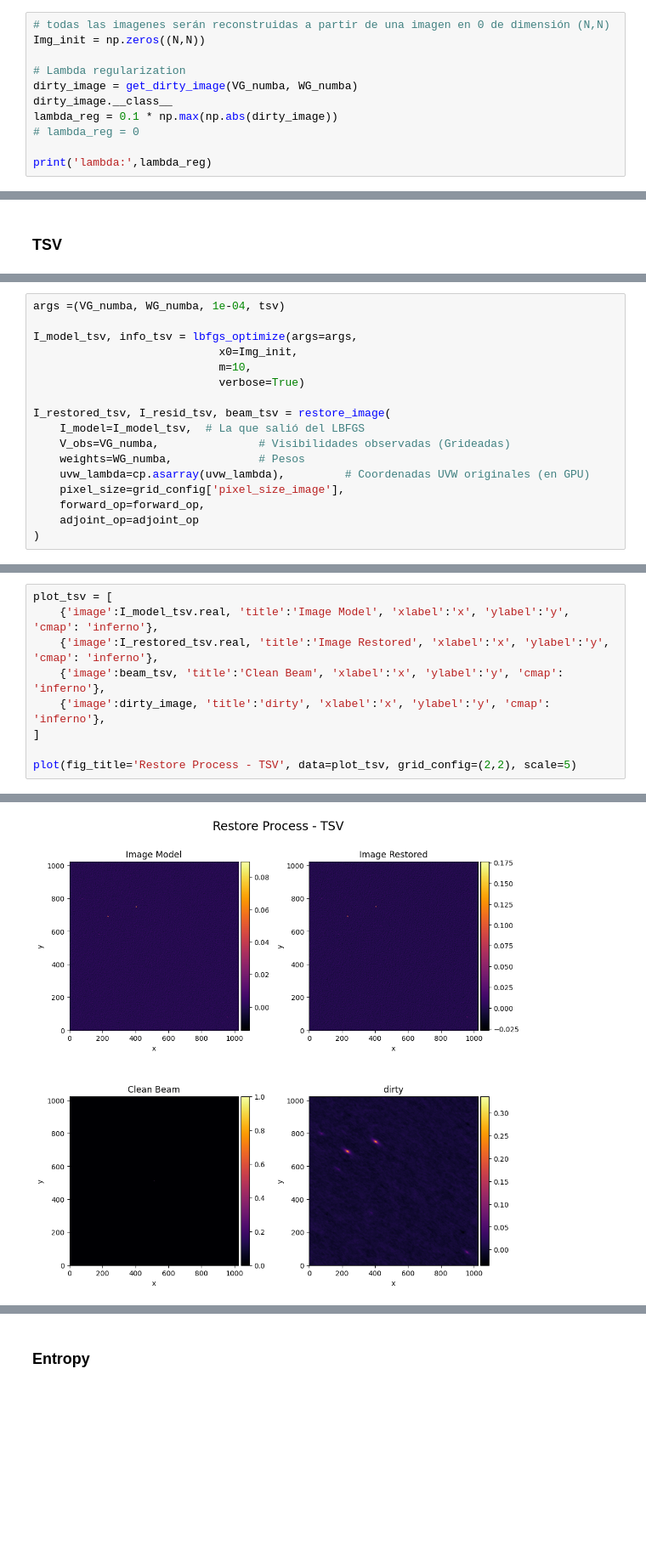
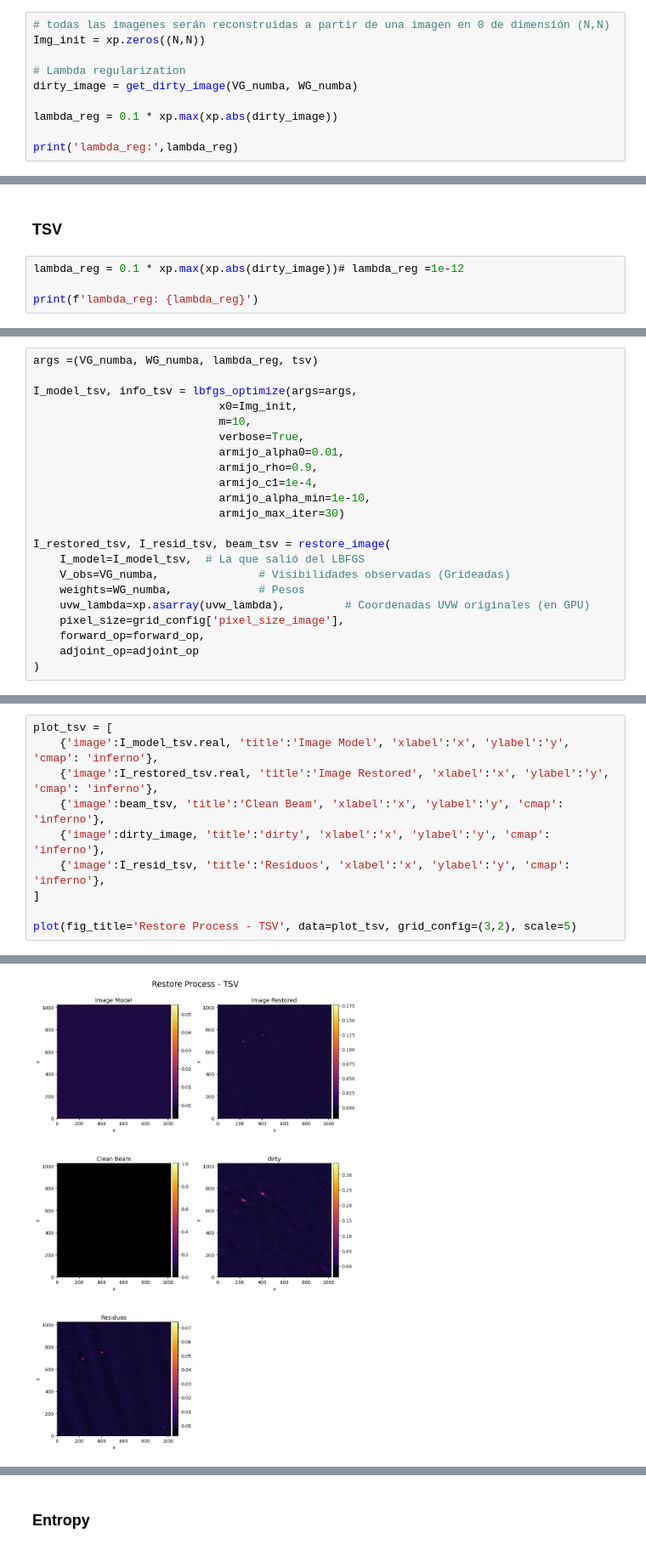
Before and after one commit to Mieres7/RadioInterferometry, a Jupyter notebook: lab2/laboratory2.ipynb, the cells around one changed output, grey strips where cells are left out. Shown at 85% size. Drawn from its saved outputs; the diff is of its cells as text; blank space fills up the shorter version.

```diff
--- a/lab2/laboratory2.ipynb
+++ b/lab2/laboratory2.ipynb
@@ -155,13 +181,12 @@ Finalmente, `lbfgs_optimize()` realiza la optimización de la función objetivo
 A continuación se realiza la recontrucción de la imagen utilizando todos los tipos de regularizaciones.
 # %%
 # todas las imagenes serán reconstruidas a partir de una imagen en 0 de dimensión (N,N)
-Img_init = np.zeros((N,N))
+Img_init = xp.zeros((N,N))
 
 # Lambda regularization
 dirty_image = get_dirty_image(VG_numba, WG_numba)
-dirty_image.__class__
-lambda_reg = 0.1 * np.max(np.abs(dirty_image))
-# lambda_reg = 0
 
-print('lambda:',lambda_reg)
+lambda_reg = 0.1 * xp.max(xp.abs(dirty_image))
+
+print('lambda_reg:',lambda_reg)
 # %% [output]
@@ -234,2 +244,6 @@ Iteraciones: 72
 # %% [markdown]
 ### TSV
+# %%
+lambda_reg = 0.1 * xp.max(xp.abs(dirty_image))# lambda_reg =1e-12
+
+print(f'lambda_reg: {lambda_reg}')
@@ -236,16 +252,21 @@ Iteraciones: 72
 # %%
-args =(VG_numba, WG_numba, 1e-04, tsv)
+args =(VG_numba, WG_numba, lambda_reg, tsv)
 
 I_model_tsv, info_tsv = lbfgs_optimize(args=args,
                             x0=Img_init,
                             m=10,
-                            verbose=True)
+                            verbose=True,
+                            armijo_alpha0=0.01,
+                            armijo_rho=0.9,
+                            armijo_c1=1e-4,
+                            armijo_alpha_min=1e-10,
+                            armijo_max_iter=30)
 
 I_restored_tsv, I_resid_tsv, beam_tsv = restore_image(
     I_model=I_model_tsv,  # La que salió del LBFGS
     V_obs=VG_numba,               # Visibilidades observadas (Grideadas)
     weights=WG_numba,             # Pesos
-    uvw_lambda=cp.asarray(uvw_lambda),         # Coordenadas UVW originales (en GPU)
+    uvw_lambda=xp.asarray(uvw_lambda),         # Coordenadas UVW originales (en GPU)
     pixel_size=grid_config['pixel_size_image'],
     forward_op=forward_op,
     adjoint_op=adjoint_op
@@ -274,7 +295,8 @@ plot_tsv = [
     {'image':I_restored_tsv.real, 'title':'Image Restored', 'xlabel':'x', 'ylabel':'y', 'cmap': 'inferno'},
     {'image':beam_tsv, 'title':'Clean Beam', 'xlabel':'x', 'ylabel':'y', 'cmap': 'inferno'},
     {'image':dirty_image, 'title':'dirty', 'xlabel':'x', 'ylabel':'y', 'cmap': 'inferno'},
+    {'image':I_resid_tsv, 'title':'Residuos', 'xlabel':'x', 'ylabel':'y', 'cmap': 'inferno'},
 ]
 
-plot(fig_title='Restore Process - TSV', data=plot_tsv, grid_config=(2,2), scale=5)
+plot(fig_title='Restore Process - TSV', data=plot_tsv, grid_config=(3,2), scale=5)
 # %% [output]
@@ -282 +304 @@ Generating plot with scale: 5 (Figure size: 10.0x10.0 inches)
-[figure, old version]
+[figure, new version]
```
Also changed, not shown: parts of 27 cells of this notebook, 8 other files.
